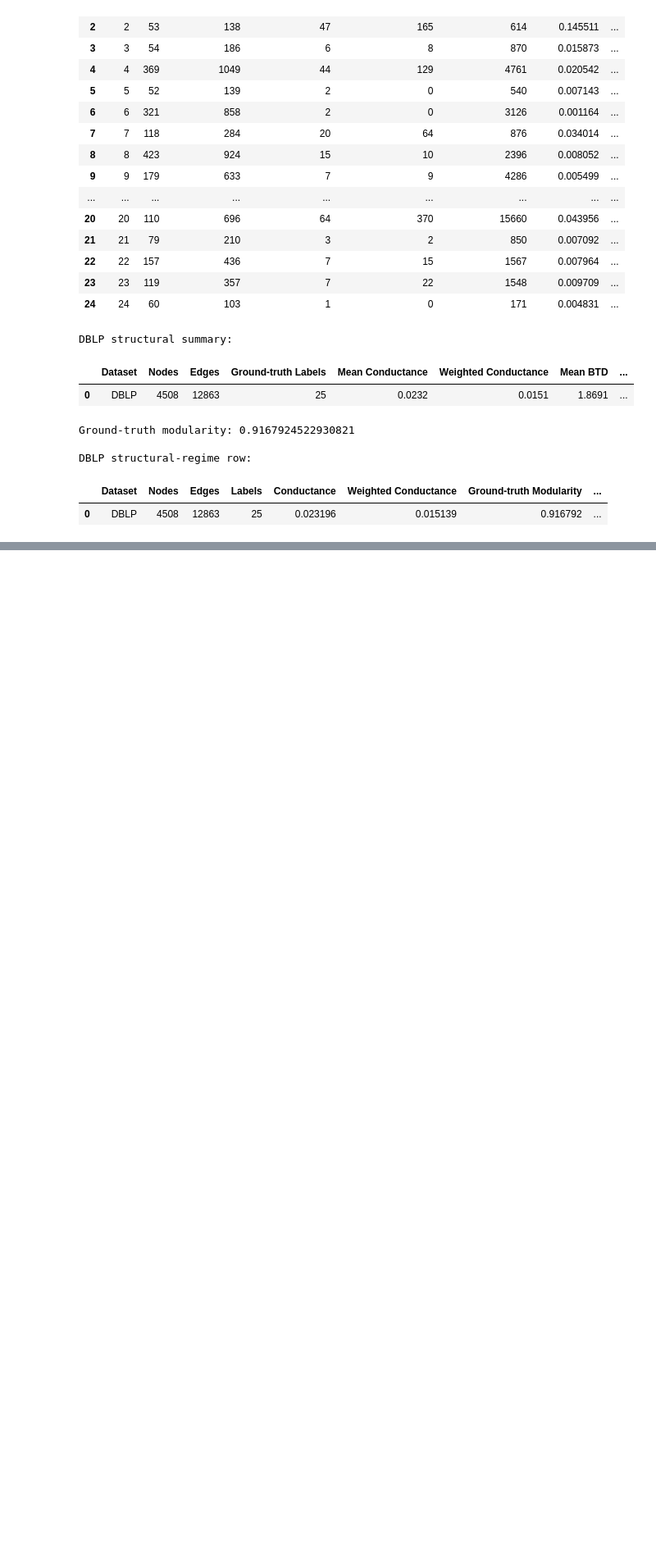
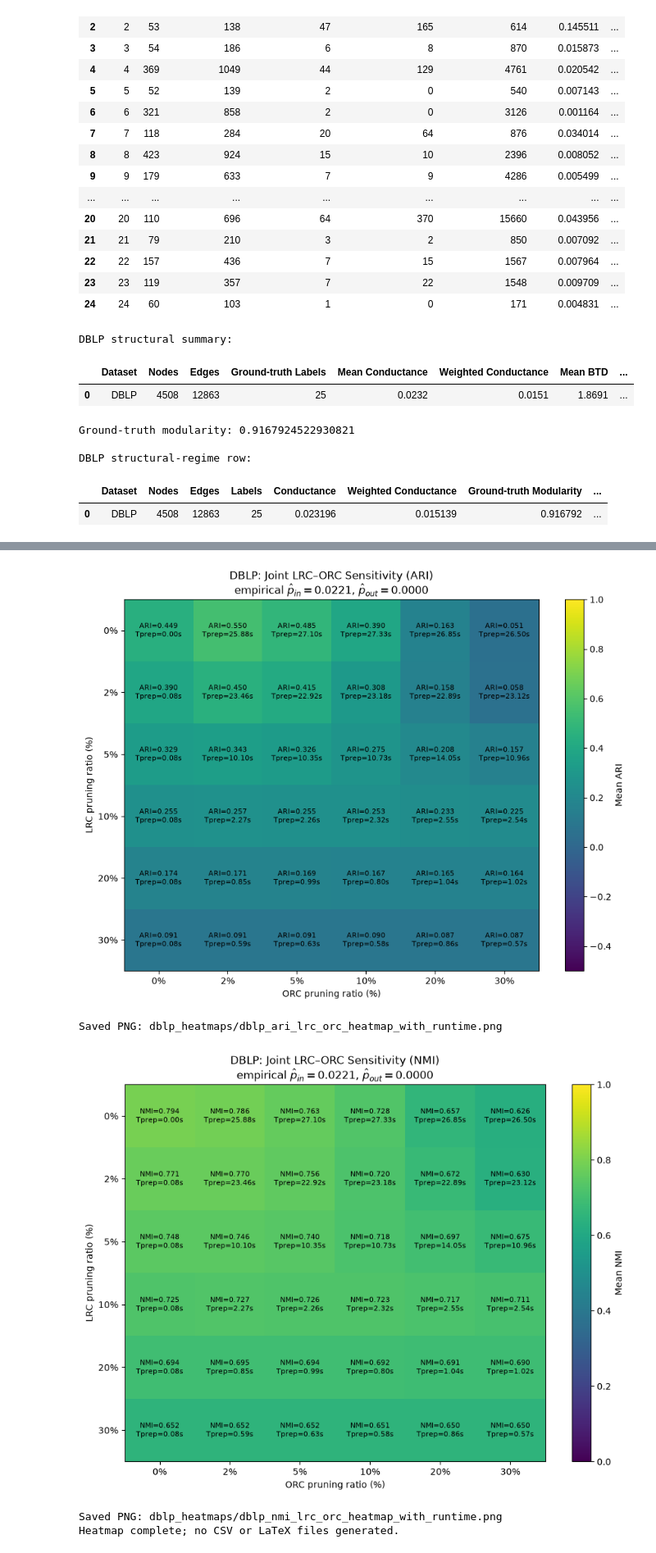
Before and after one commit to Avin-Kolahdooz/curvature-guided-community-detection, a Jupyter notebook: DBLP.ipynb, the cells around one changed output, grey strips where cells are left out. Shown at 82% size. Drawn from its saved outputs; the diff is of its cells as text; code cells hidden in the pictures; blank space fills up the shorter version.

Commit message:
Update Amazon and DBLP experiments with shared utility pipeline

```diff
--- a/DBLP.ipynb
+++ b/DBLP.ipynb
@@ -4029,0 +2032,68 @@ Original notebook variables remain unchanged.
+# %%
+# ============================================================
+# DBLP — SHARED HEATMAPS (NO CSV OR LATEX)
+# ============================================================
+
+from pathlib import Path
+from IPython.display import display
+import matplotlib.pyplot as plt
+import community_detection_utils as cdu
+
+for function_name in ("run_shared_pruning_heatmap", "plot_shared_pruning_heatmap"):
+    if not callable(getattr(cdu, function_name, None)):
+        raise AttributeError(f"Missing {function_name} in {cdu.__file__}")
+
+DBLP_HEATMAP_DIR = Path("dblp_heatmaps")
+DBLP_HEATMAP_DIR.mkdir(parents=True, exist_ok=True)
+
+LRC_HEAT_VALUES = [0, 2, 5, 10, 20, 30]
+ORC_HEAT_VALUES = [0, 2, 5, 10, 20, 30]
+HEATMAP_SEEDS = SEEDS  # Same six clustering seeds as Amazon
+
+DBLP_PIN, DBLP_POUT = cdu.estimate_empirical_pin_pout(
+    H, label_attribute="label_gt"
+)
+print(f"Empirical p_in={DBLP_PIN:.6f}, p_out={DBLP_POUT:.6f}")
+
+dblp_heatmap_raw, dblp_heatmap_summary = cdu.run_shared_pruning_heatmap(
+    H,
+    dataset_name="DBLP",
+    lrc_values=LRC_HEAT_VALUES,
+    orc_values=ORC_HEAT_VALUES,
+    alpha=ALPHA,
+    iterations=ORC_ITERATIONS,
+    seeds=HEATMAP_SEEDS,
+    label_attribute="label_gt",
+    preserve_nodes=True,
+    verbose=True,
+)
+
+print("DBLP — LRC/ORC sensitivity summary (pipeline time only):")
+display(dblp_heatmap_summary.round(4))
+
+for metric, filename in (
+    ("ARI", "dblp_ari_lrc_orc_heatmap_with_runtime.png"),
+    ("NMI", "dblp_nmi_lrc_orc_heatmap_with_runtime.png"),
+):
+    fig = cdu.plot_shared_pruning_heatmap(
+        dblp_heatmap_summary,
+        dataset_name="DBLP",
+        metric=metric,
+        lrc_values=LRC_HEAT_VALUES,
+        orc_values=ORC_HEAT_VALUES,
+        pin=DBLP_PIN,
+        pout=DBLP_POUT,
+        runtime_column="Prep_time_mean",
+    )
+
+    fig.savefig(
+        DBLP_HEATMAP_DIR / filename,
+        dpi=300,
+        bbox_inches="tight"
+    )
+    display(fig)
+    plt.close(fig)
+    print("Saved PNG:", DBLP_HEATMAP_DIR / filename)
+
+print("Heatmap complete; no CSV or LaTeX files generated.")
+# %% [output]
@@ -4029,0 +2134,5 @@ Original notebook variables remain unchanged.
+[figure, added]
+Saved PNG: dblp_heatmaps/dblp_ari_lrc_orc_heatmap_with_runtime.png
+[figure, added]
+Saved PNG: dblp_heatmaps/dblp_nmi_lrc_orc_heatmap_with_runtime.png
+Heatmap complete; no CSV or LaTeX files generated.
```
Also changed, not shown: parts of 16 cells of this notebook, 9 other files.
